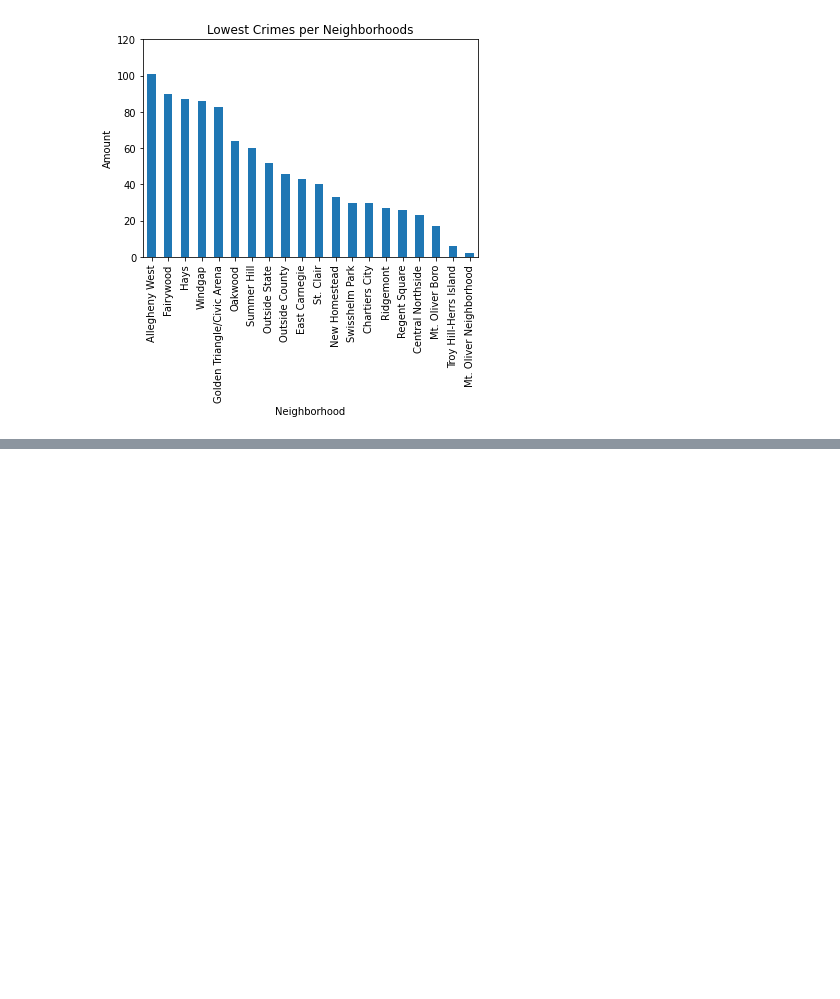
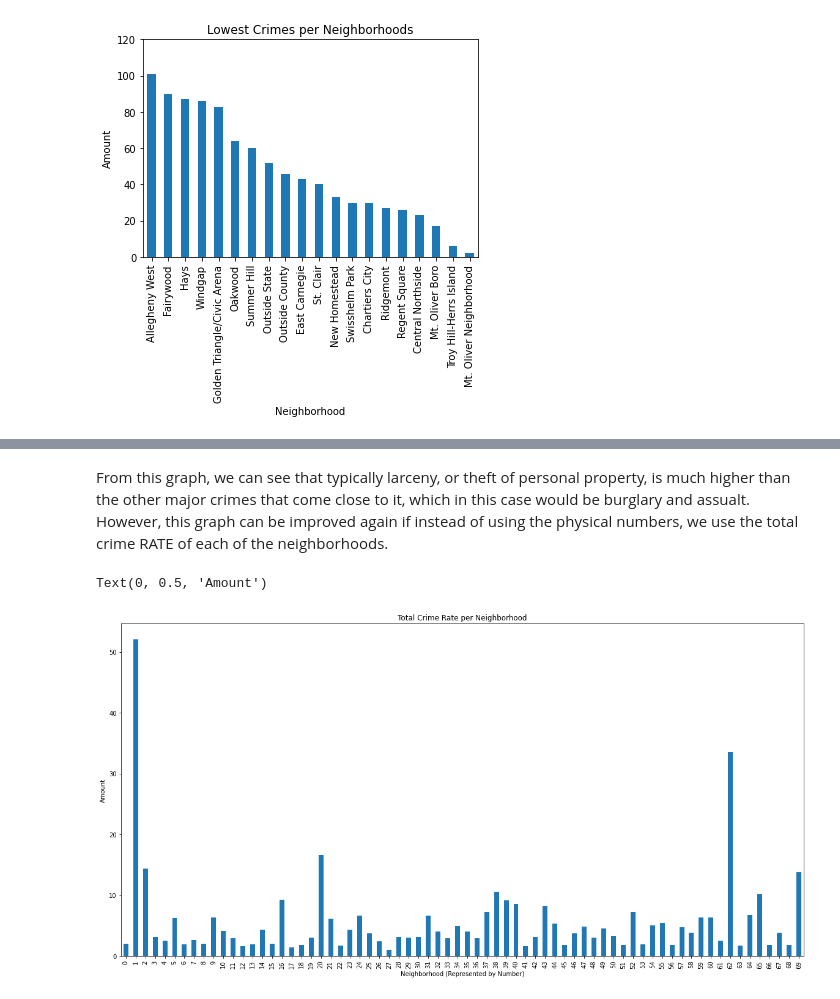
Before and after one commit to jacobemmerson/CMPINF-0010-Final-Project, a Jupyter notebook: police-arrests.ipynb, the cells around one changed output, grey strips where cells are left out. Drawn from its saved outputs; the diff is of its cells as text; code cells hidden in the pictures; blank space fills up the shorter version.

```diff
--- a/police-arrests.ipynb
+++ b/police-arrests.ipynb
@@ -24,0 +89,12 @@ neighborhoods = geopandas.read_file("Neighborhoods/Neighborhoods_.shp")
+# %% [markdown]
+From this graph, we can see that typically larceny, or theft of personal property, is much higher than the other major crimes that come close to it, which in this case would be burglary and assualt. However, this graph can be improved again if instead of using the physical numbers, we use the total crime RATE of each of the neighborhoods.
+# %%
+crime_rate = major_arrests['overall_crime_rate']
+crime_rate.plot(kind="bar", figsize=(20,10))
+
+plt.title("Total Crime Rate per Neighborhood")
+plt.xlabel("Neighborhood (Represented by Number)")
+plt.ylabel("Amount")
+# %% [output]
+Text(0, 0.5, 'Amount')
+[figure, added]
```
Also changed, not shown: parts of 13 cells of this notebook, 1 other file.
